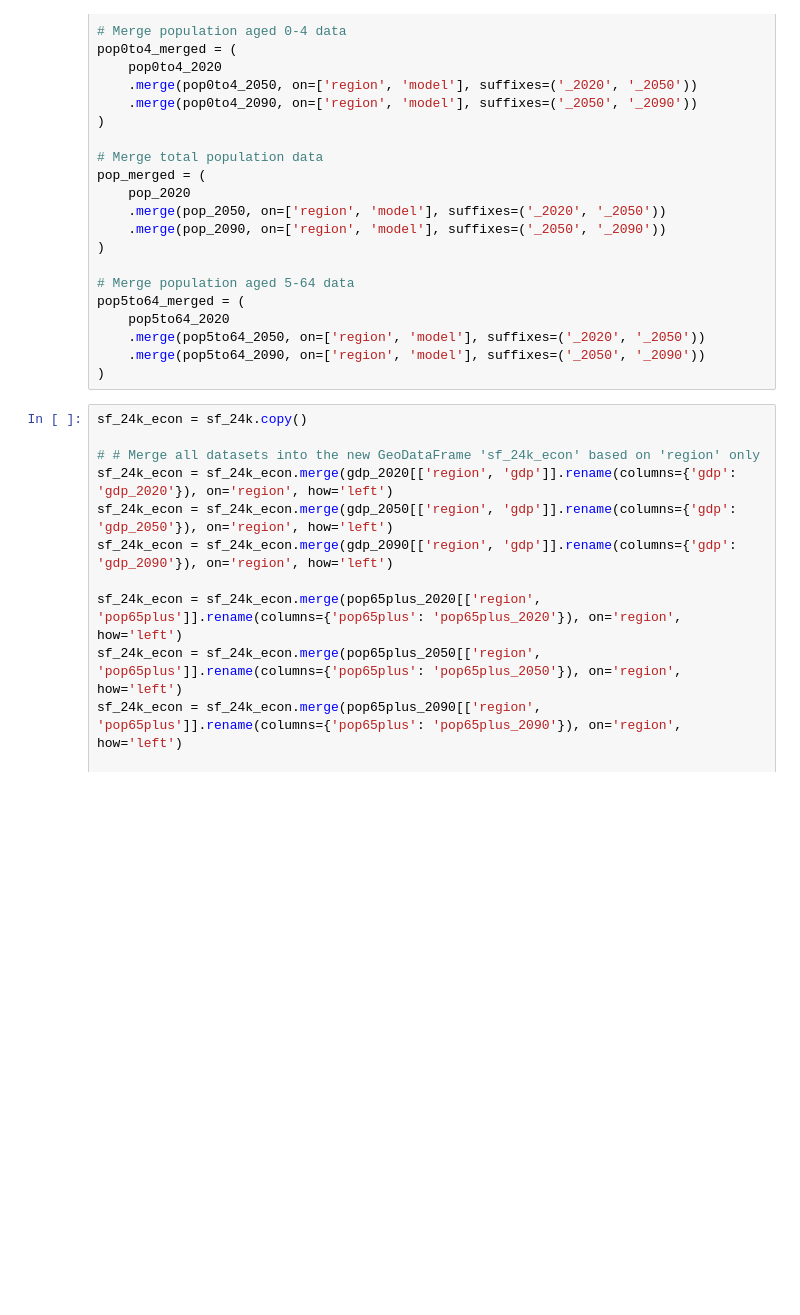
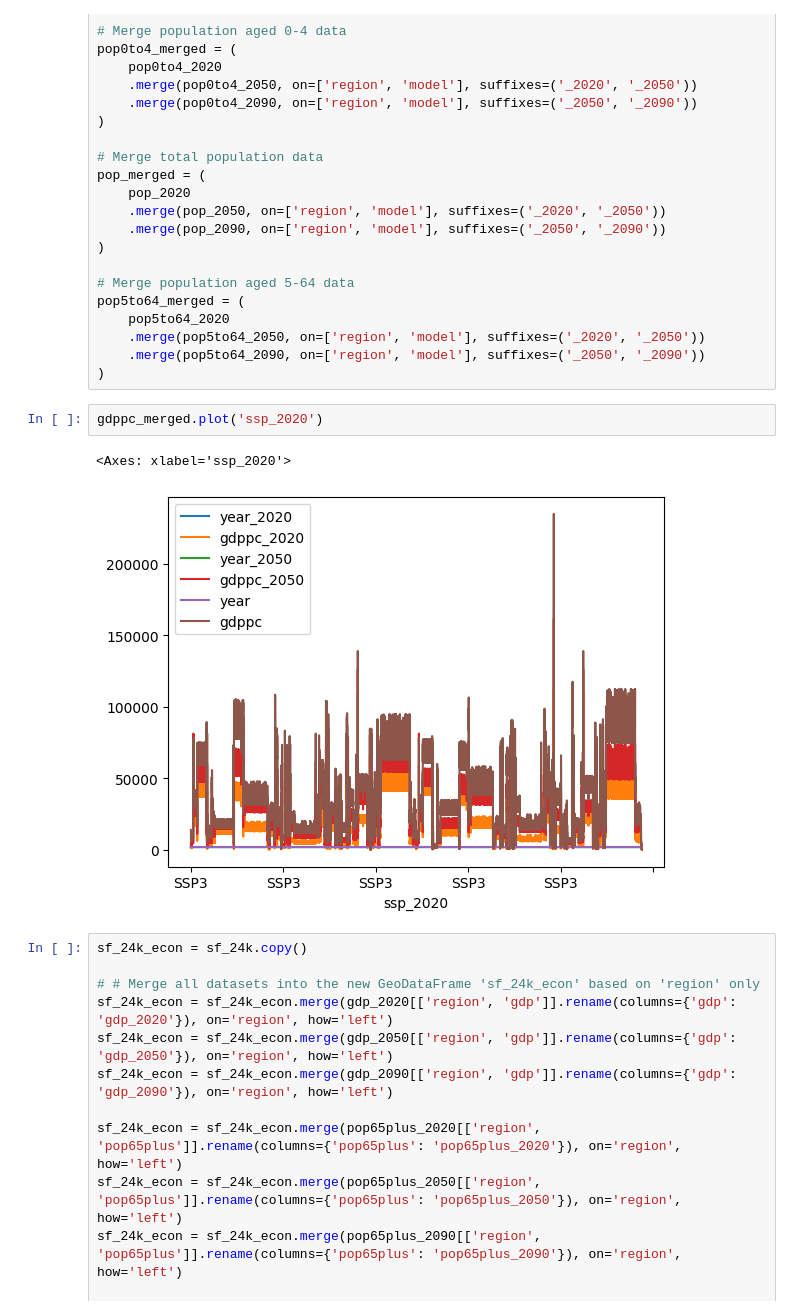
Before and after one commit to DanBlancoRutgers/Mortality_Project, a Jupyter notebook: notebooks/ToE_Project_Final.ipynb, the cells around one changed output. Cells and saved outputs as stored; diff of their text form; blank space fills up the shorter version.

```diff
--- a/notebooks/ToE_Project_Final.ipynb
+++ b/notebooks/ToE_Project_Final.ipynb
@@ -1251,6 +1351,11 @@ pop5to64_merged = (
     .merge(pop5to64_2050, on=['region', 'model'], suffixes=('_2020', '_2050'))
     .merge(pop5to64_2090, on=['region', 'model'], suffixes=('_2050', '_2090'))
 )
+# %%
+gdppc_merged.plot('ssp_2020')
+# %% [output]
+<Axes: xlabel='ssp_2020'>
+[figure, added]
 # %%
 sf_24k_econ = sf_24k.copy()
 
```
Also changed, not shown: parts of 12 cells of this notebook, 1 other file.
